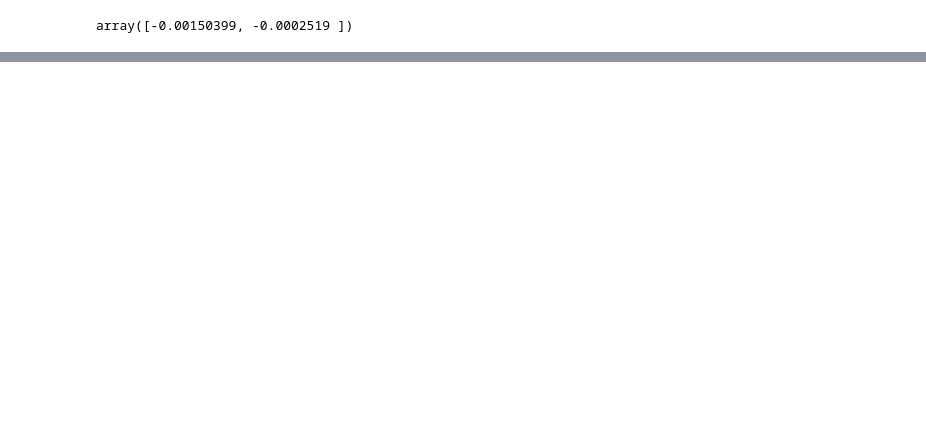
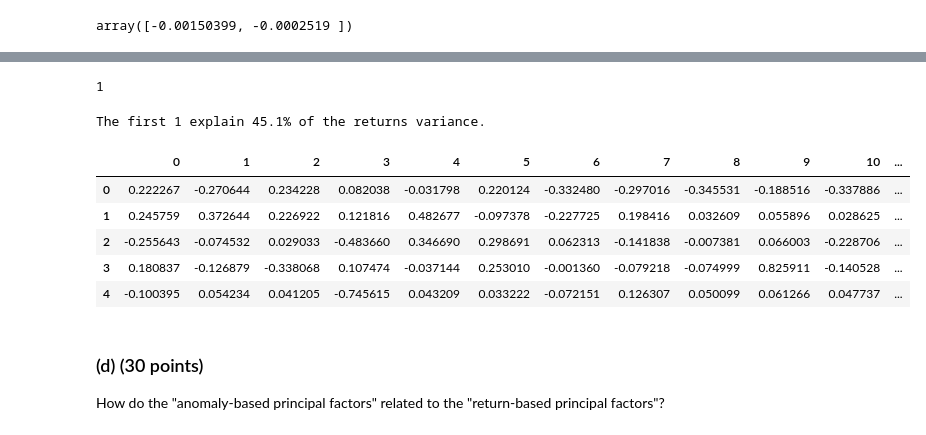
Before and after one commit to guimasuko/AssignmentEconometricsIV, a Jupyter notebook: code/q1_python.ipynb, the cells around one changed output, grey strips where cells are left out. Cells and saved outputs as stored; diff of their text form; code cells hidden in the pictures; blank space fills up the shorter version.

```diff
--- a/code/q1_.ipynb
+++ b/code/q1_python.ipynb
@@ -399,0 +695,24 @@ rmse(y, pred)
+# %%
+max_value = max(r_vector)
+n_pca_bd = np.argmax(r_vector) + 1
+n_pca_bd
+# %% [output]
+1
+# %%
+variance_explained = round(cumulated_alphas[n_pca_bd - 1]*100, 2)
+print(f'The first {n_pca_bd} explain {variance_explained}% of the returns variance.')
+# %% [output]
+The first 1 explain 45.1% of the returns variance.
+# %%
+principal_eigenvectors = pd.DataFrame(gamma)
+principal_eigenvectors.head()
+# %% [output]
+|  | 0 | 1 | 2 | 3 | 4 | 5 | 6 | 7 | 8 | 9 | 10 | ... |
+| 0 | 0.222267 | -0.270644 | 0.234228 | 0.082038 | -0.031798 | 0.220124 | -0.332480 | -0.297016 | -0.345531 | -0.188516 | -0.337886 | ... |
+| 1 | 0.245759 | 0.372644 | 0.226922 | 0.121816 | 0.482677 | -0.097378 | -0.227725 | 0.198416 | 0.032609 | 0.055896 | 0.028625 | ... |
+| 2 | -0.255643 | -0.074532 | 0.029033 | -0.483660 | 0.346690 | 0.298691 | 0.062313 | -0.141838 | -0.007381 | 0.066003 | -0.228706 | ... |
+| 3 | 0.180837 | -0.126879 | -0.338068 | 0.107474 | -0.037144 | 0.253010 | -0.001360 | -0.079218 | -0.074999 | 0.825911 | -0.140528 | ... |
+| 4 | -0.100395 | 0.054234 | 0.041205 | -0.745615 | 0.043209 | 0.033222 | -0.072151 | 0.126307 | 0.050099 | 0.061266 | 0.047737 | ... |
+# %% [markdown]
+### (d) (30 points)
+How do the "anomaly-based principal factors" related to the "return-based principal factors"?
```
Also changed, not shown: parts of 74 cells of this notebook, 5 other files.
